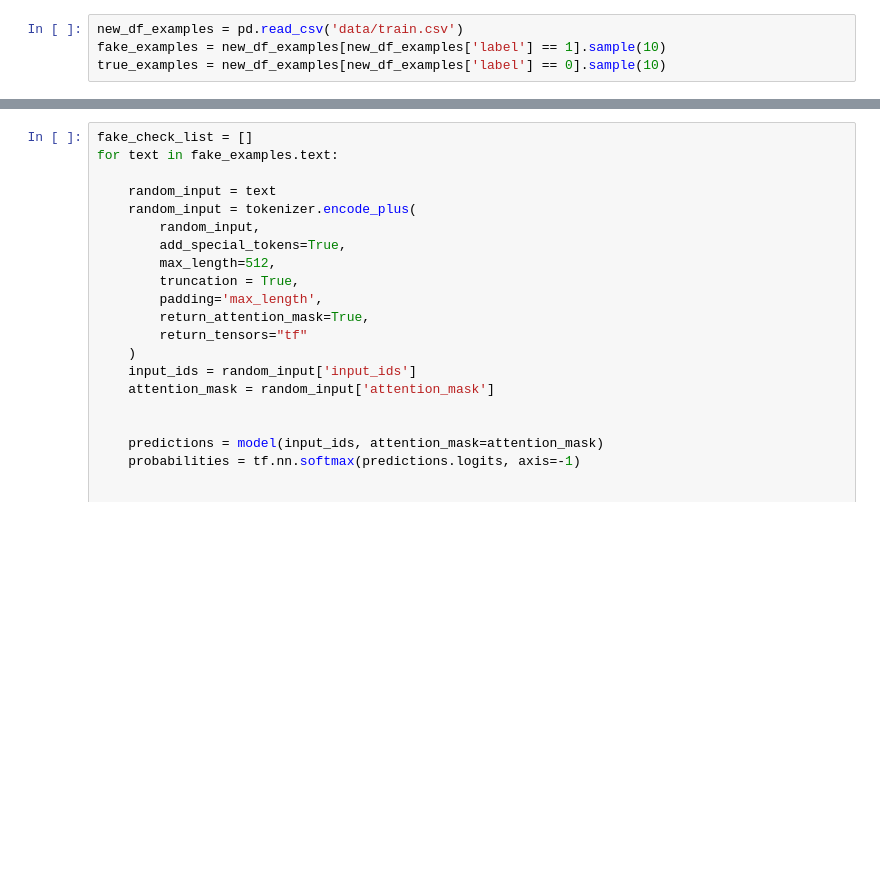
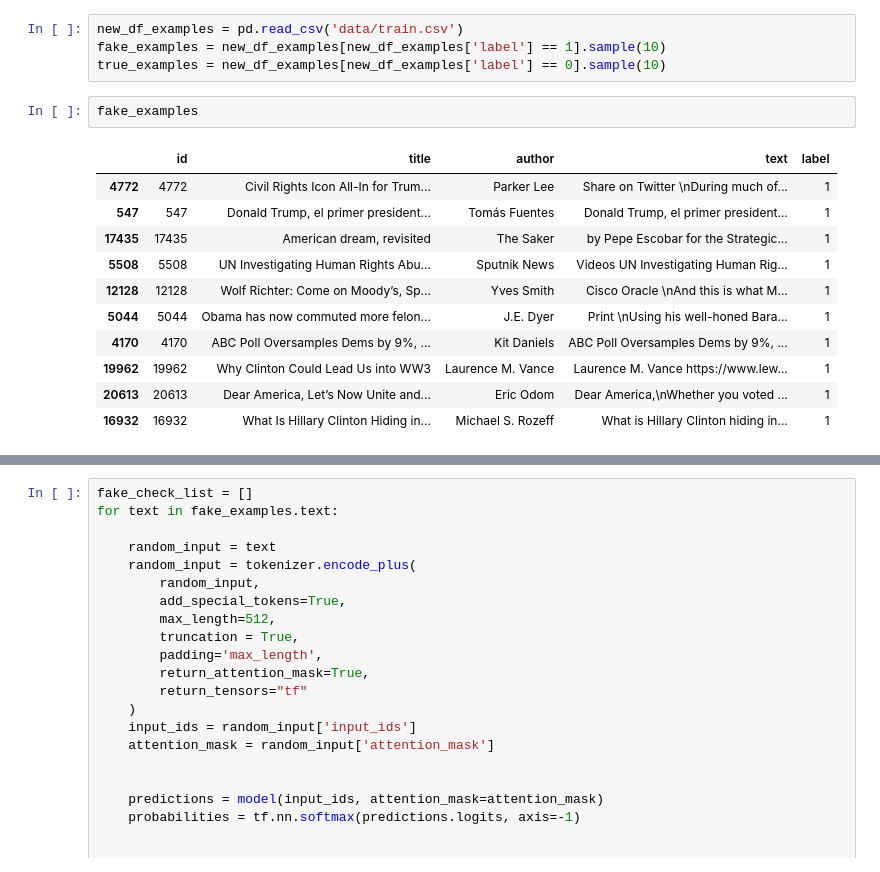
Before and after one commit to matt-ieraci/fake_news_detector, a Jupyter notebook: matt-ieraci_distilbert_model_test.ipynb, the cells around one changed output, grey strips where cells are left out. Cells and saved outputs as stored; diff of their text form; blank space fills up the shorter version.

```diff
--- a/matt-ieraci_distilbert_model_test.ipynb
+++ b/matt-ieraci_distilbert_model_test.ipynb
@@ -227,3 +239,17 @@ Probabilities per class: [0.72639835 0.27360162]
 new_df_examples = pd.read_csv('data/train.csv')
 fake_examples = new_df_examples[new_df_examples['label'] == 1].sample(10)
 true_examples = new_df_examples[new_df_examples['label'] == 0].sample(10)
+# %%
+fake_examples
+# %% [output]
+|  | id | title | author | text | label |
+| 4772 | 4772 | Civil Rights Icon All-In for Trum... | Parker Lee | Share on Twitter \nDuring much of... | 1 |
+| 547 | 547 | Donald Trump, el primer president... | Tomás Fuentes | Donald Trump, el primer president... | 1 |
+| 17435 | 17435 | American dream, revisited | The Saker | by Pepe Escobar for the Strategic... | 1 |
+| 5508 | 5508 | UN Investigating Human Rights Abu... | Sputnik News | Videos UN Investigating Human Rig... | 1 |
+| 12128 | 12128 | Wolf Richter: Come on Moody’s, Sp... | Yves Smith | Cisco Oracle \nAnd this is what M... | 1 |
+| 5044 | 5044 | Obama has now commuted more felon... | J.E. Dyer | Print \nUsing his well-honed Bara... | 1 |
+| 4170 | 4170 | ABC Poll Oversamples Dems by 9%, ... | Kit Daniels | ABC Poll Oversamples Dems by 9%, ... | 1 |
+| 19962 | 19962 | Why Clinton Could Lead Us into WW3 | Laurence M. Vance | Laurence M. Vance https://www.lew... | 1 |
+| 20613 | 20613 | Dear America, Let’s Now Unite and... | Eric Odom | Dear America,\nWhether you voted ... | 1 |
+| 16932 | 16932 | What Is Hillary Clinton Hiding in... | Michael S. Rozeff | What is Hillary Clinton hiding in... | 1 |
```
Also changed, not shown: parts of 2 cells of this notebook.
